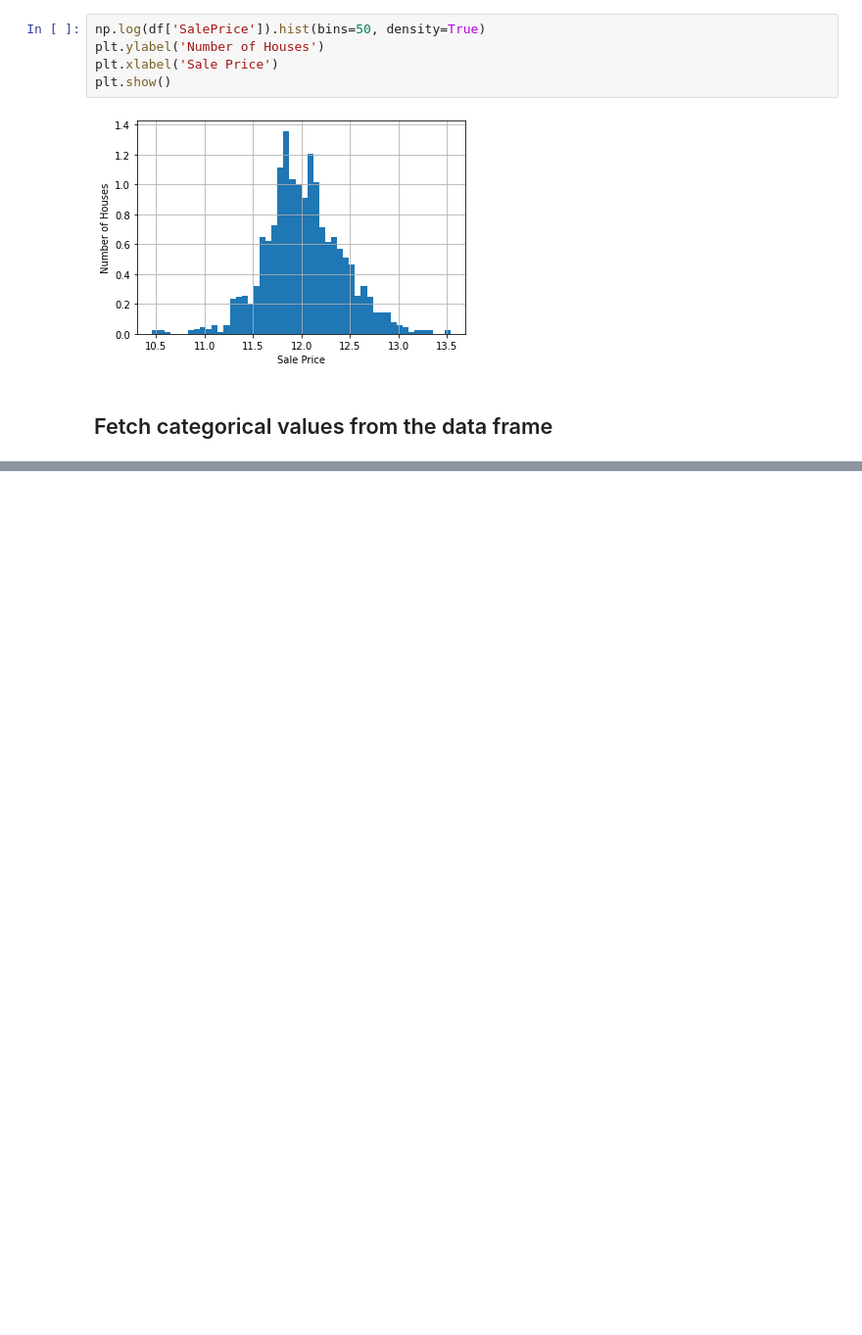
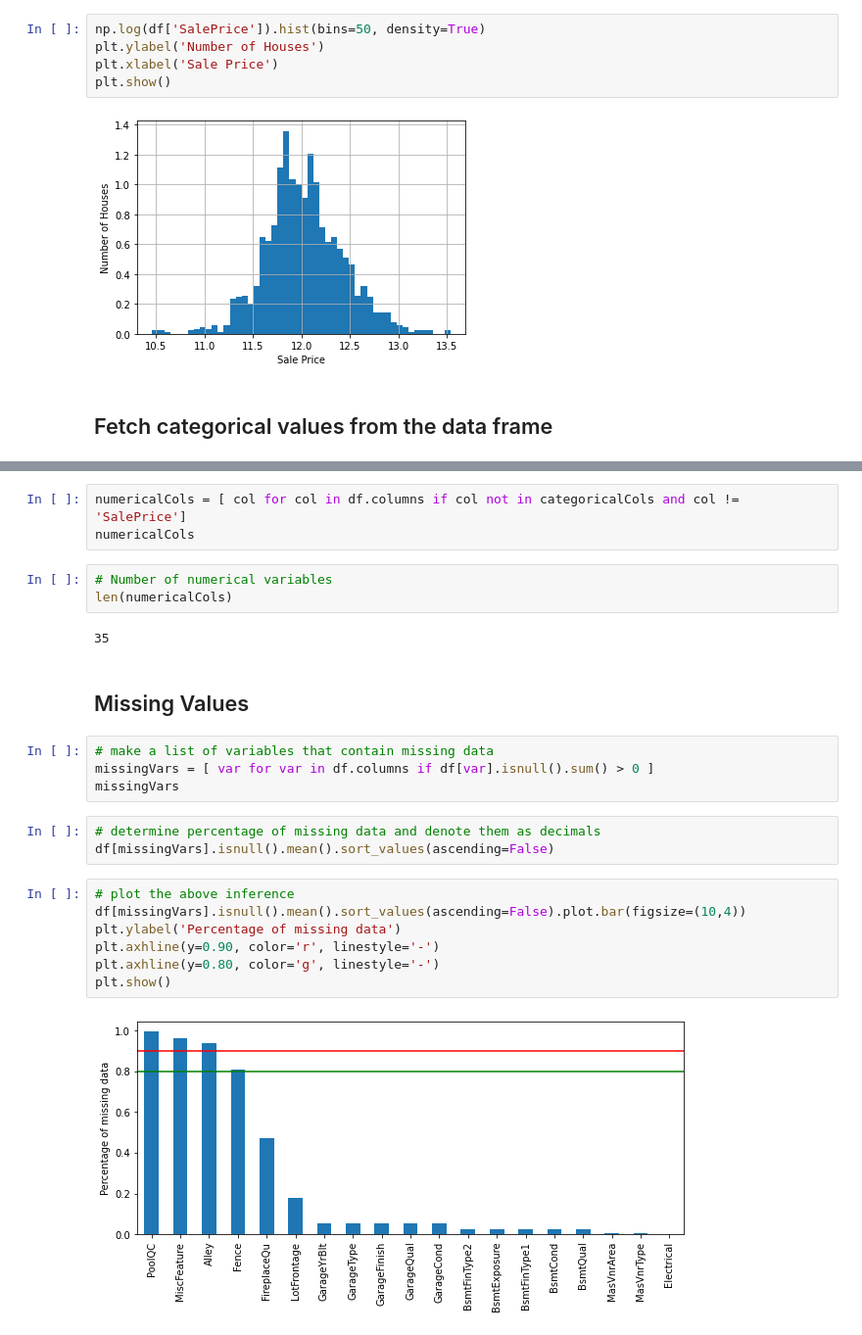
Before and after one commit to SambhaviPD/Colab-Notebooks, a Jupyter notebook: House_Price_Data_set_EDA.ipynb, the cells around one changed output, grey strips where cells are left out. Shown at 98% size. Saved outputs shown, nothing was run; the diff lists cells and outputs as text; blank space fills up the shorter version.

```diff
--- a/House_Price_Data_set_EDA.ipynb
+++ b/House_Price_Data_set_EDA.ipynb
@@ -93,0 +90,26 @@ categoricalCols
+# %%
+numericalCols = [ col for col in df.columns if col not in categoricalCols and col != 'SalePrice']
+numericalCols
+# %%
+# Number of numerical variables
+len(numericalCols)
+# %% [output]
+35
+# %% [markdown]
+## Missing Values
+# %%
+# make a list of variables that contain missing data
+missingVars = [ var for var in df.columns if df[var].isnull().sum() > 0 ]
+missingVars
+# %%
+# determine percentage of missing data and denote them as decimals
+df[missingVars].isnull().mean().sort_values(ascending=False)
+# %%
+# plot the above inference
+df[missingVars].isnull().mean().sort_values(ascending=False).plot.bar(figsize=(10,4))
+plt.ylabel('Percentage of missing data')
+plt.axhline(y=0.90, color='r', linestyle='-')
+plt.axhline(y=0.80, color='g', linestyle='-')
+plt.show()
+# %% [output]
+[figure, added]
```
Also changed, not shown: parts of 5 cells of this notebook.
